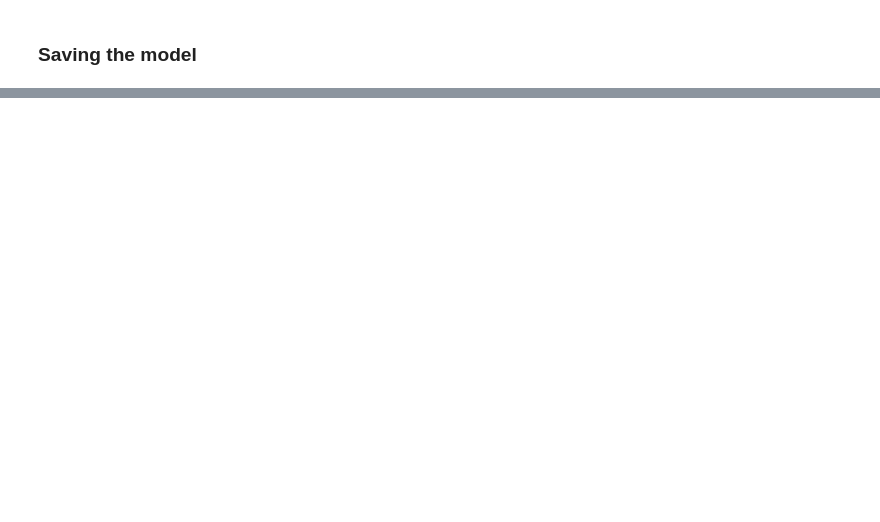
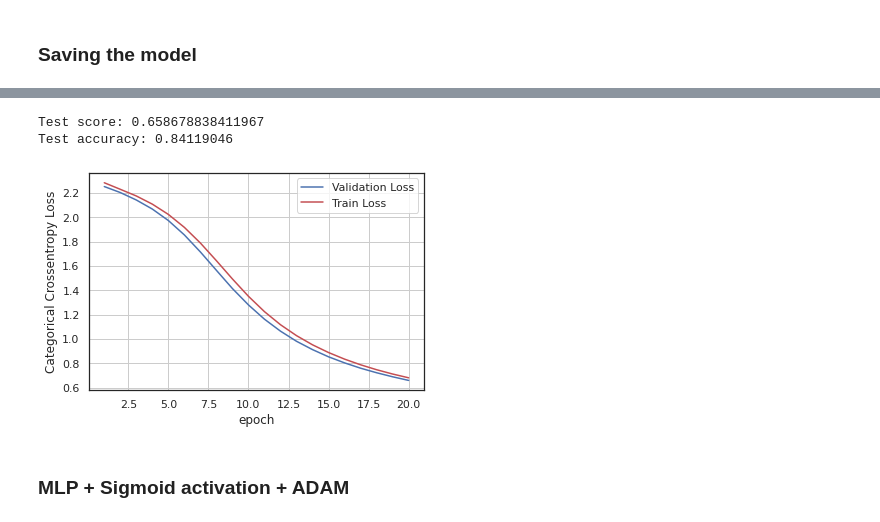
Before and after one commit to debsa2000/EED380_AppliedDeepLearning, a Jupyter notebook: Assignment1.ipynb, the cells around one changed output, grey strips where cells are left out. Drawn from its saved outputs; the diff is of its cells as text; code cells hidden in the pictures; blank space fills up the shorter version.

```diff
--- a/Assignment1.ipynb
+++ b/Assignment1.ipynb
@@ -747,0 +518,23 @@ model.save("finalmodel.hd5")
+# %%
+# some model parameters
+output_dim = 10
+input_dim = X_train.shape[1]
+
+batch_size = 128
+nb_epoch = 20
+# %%
+def plt_dynamic(x, vy, ty, ax, colors=['b']):
+    ax.plot(x, vy, 'b', label="Validation Loss")
+    ax.plot(x, ty, 'r', label="Train Loss")
+    plt.legend()
+    plt.grid()
+    fig.canvas.draw()
+# %%
+# Multilayer perceptron
+
+model_sigmoid = Sequential()
+model_sigmoid.add(Dense(512, activation='sigmoid', input_shape=(input_dim,)))
+model_sigmoid.add(Dense(128, activation='sigmoid'))
+model_sigmoid.add(Dense(output_dim, activation='softmax'))
+
+model_sigmoid.summary()
@@ -747,0 +556,4 @@ model.save("finalmodel.hd5")
+# %%
+model_sigmoid.compile(optimizer='sgd', loss='categorical_crossentropy', metrics=['accuracy'])
+
+history = model_sigmoid.fit(X_train, Y_train, batch_size=batch_size, epochs=nb_epoch, verbose=1, validation_data=(X_val, Y_val))
@@ -747,0 +578,20 @@ model.save("finalmodel.hd5")
+# %%
+score = model_sigmoid.evaluate(X_val, Y_val, verbose=0)
+print('Test score:', score[0])
+print('Test accuracy:', score[1])
+
+fig,ax = plt.subplots(1,1)
+ax.set_xlabel('epoch') ; ax.set_ylabel('Categorical Crossentropy Loss')
+
+# list of epoch numbers
+x = list(range(1,nb_epoch+1))
+
+vy = history.history['val_loss']
+ty = history.history['loss']
+plt_dynamic(x, vy, ty, ax)
+# %% [output]
+Test score: 0.658678838411967
+Test accuracy: 0.84119046
+[figure, added]
+# %% [markdown]
+### MLP + Sigmoid activation + ADAM
```
Also changed, not shown: parts of 80 cells of this notebook.
